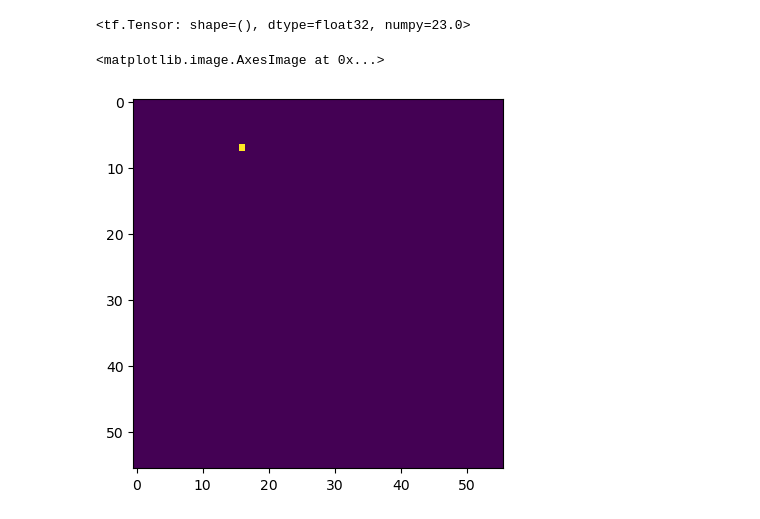
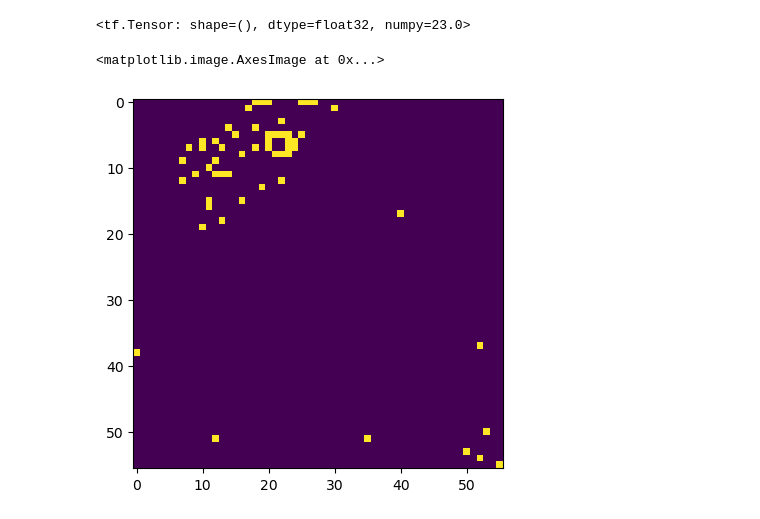
Before and after one commit to ayulockin/kaggle-asl, a Jupyter notebook: notebooks/15_Pose Heatmap TFRecord Dataset.ipynb, the cells around one changed output. Drawn from its saved outputs; the diff is of its cells as text; code cells hidden in the pictures.

Commit message:
heatmap gaveup lil + hope

```diff
--- a/notebooks/15_Pose Heatmap TFRecord Dataset.ipynb
+++ b/notebooks/15_Pose Heatmap TFRecord Dataset.ipynb
@@ -186,39 +233,3 @@ def get_3d_heatmap(ret, human_kps, num_frames):
             generate_a_heatmap(arr[i], kps[:, i], kpscores[:, i])
 
     return ret
-# %%
-def float_feature(value):
-    """Returns a float_list from a float / double."""
-    return tf.train.Feature(float_list=tf.train.FloatList(value=[value]))
-
-
-def int64_feature(value):
-    """Returns an int64_list from a bool / enum / int / uint."""
-    return tf.train.Feature(int64_list=tf.train.Int64List(value=[value]))
-
-
-def bytes_feature(value):
-    """Returns a bytes_list from a string / byte."""
-    return tf.train.Feature(bytes_list=tf.train.BytesList(value=[value.numpy()]))
-
-
-def serialize_sequence(sequence):
-    """Serialize the multidimentional tensor"""
-    return tf.io.serialize_tensor(sequence)
-
-
-def parse_sequence(serialized_sequence):
-    return tf.io.parse_tensor(
-        serialized_sequence,
-        out_type=tf.float32,
-    )
-
-
-def create_example(n_frames, sequence, label):
-    feature = {
-        "n_frames": float_feature(n_frames),
-        "frames": bytes_feature(serialize_sequence(sequence)),
-        "label": int64_feature(label),
-    }
-
-    return tf.train.Example(features=tf.train.Features(feature=feature))
@@ -302,7 +310,7 @@ example["n_frames"]
 # %% [output]
 <tf.Tensor: shape=(), dtype=float32, numpy=23.0>
 # %%
-plt.imshow(tf.reshape(parse_sequence(example["frames"]), shape=(example["n_frames"], 107, 56, 56)).numpy()[0][30])
+plt.imshow(tf.reshape(parse_sequence(example["frames"]), shape=(example["n_frames"], 56, 56, 3)).numpy()[7])
 # %% [output]
 <matplotlib.image.AxesImage at 0x...>
-[figure, old version]
+[figure, new version]
```
Also changed, not shown: parts of 14 cells of this notebook, 4 other files.
